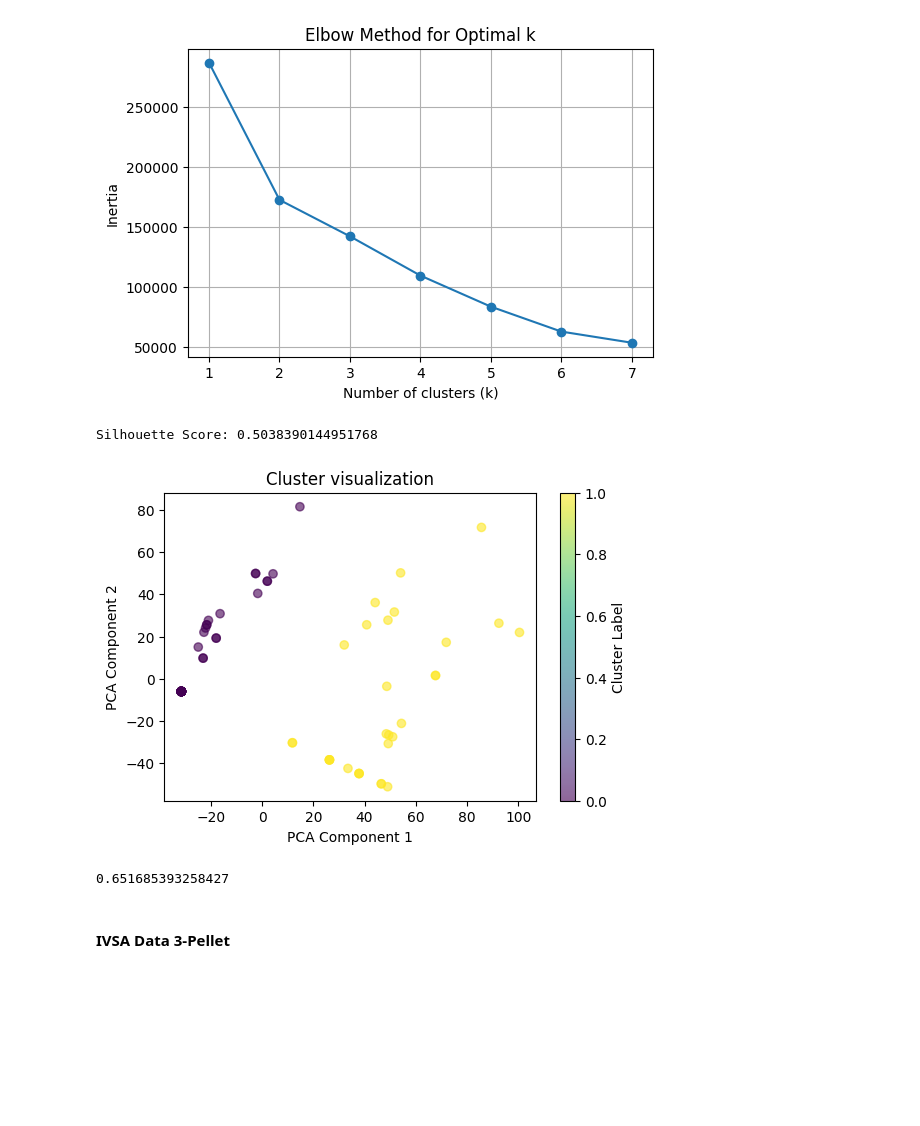
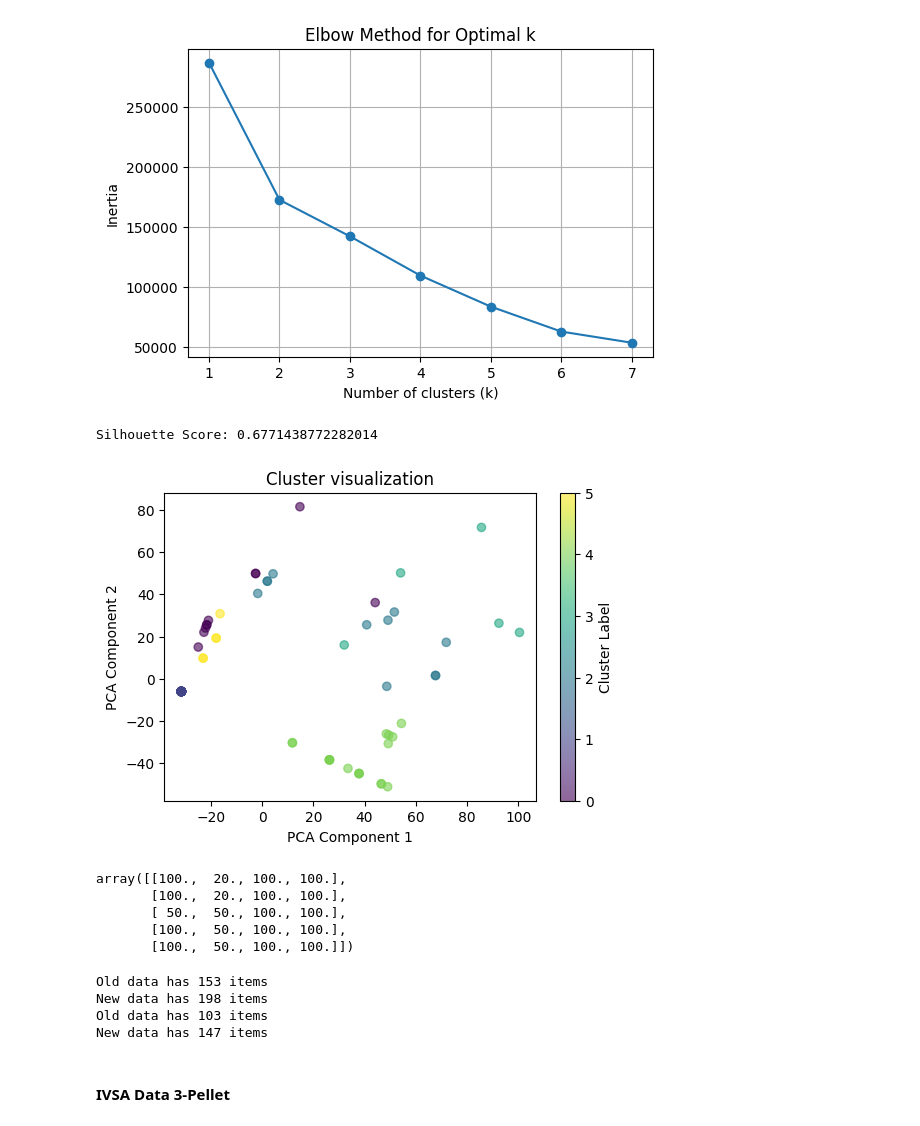
Before and after one commit to ftlabucsd/FEDUPP, a Jupyter notebook: CD1 IVSA/IVSA Rev meal_model.ipynb, the cells around one changed output. Drawn from its saved outputs; the diff is of its cells as text; code cells hidden in the pictures; blank space fills up the shorter version.

Commit message:
finish data collect

```diff
--- a/CD1 IVSA/IVSA Rev meal_model.ipynb
+++ b/CD1 IVSA/IVSA Rev meal_model.ipynb
@@ -90,14 +96,27 @@ find_k_by_elbow(ctrl_data[5])
 # %% [output]
 [figure]
 # %%
-model, meals_by_category = fit_model_single(ctrl_data[5], k=2)
+model, meals_by_category = fit_model_single(ctrl_data[5], k=6)
 # %% [output]
-Silhouette Score: 0.5038390144951768
+Silhouette Score: 0.6771438772282014
-[figure, old version]
+[figure, new version]
-# %%
-len(meals_by_category[0]) / len(ctrl_data[5])
-# %% [output]
-0.651685393258427
+# %%
+meals_by_category[5][:10]
+# %% [output]
+array([[100.,  20., 100., 100.],
+       [100.,  20., 100., 100.],
+       [ 50.,  50., 100., 100.],
+       [100.,  50., 100., 100.],
+       [100.,  50., 100., 100.]])
+# %%
+new_good, new_bad = collect_meals_from_categories(meals_by_category, [1, 5])
+update_data('./IVSA_ctrl_good.pkl', new_good)
+update_data('./IVSA_ctrl_bad.pkl', new_bad)
+# %% [output]
+Old data has 153 items
+New data has 198 items
+Old data has 103 items
+New data has 147 items
 # %% [markdown]
 #### IVSA Data 3-Pellet
 # %%
```
Also changed, not shown: parts of 21 cells of this notebook, 11 other files.
